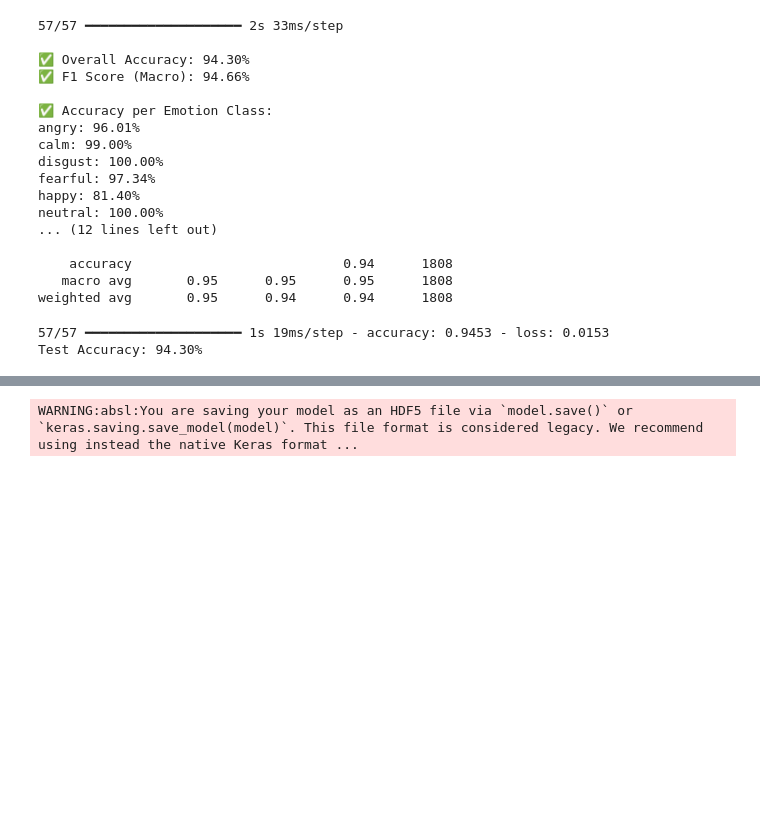
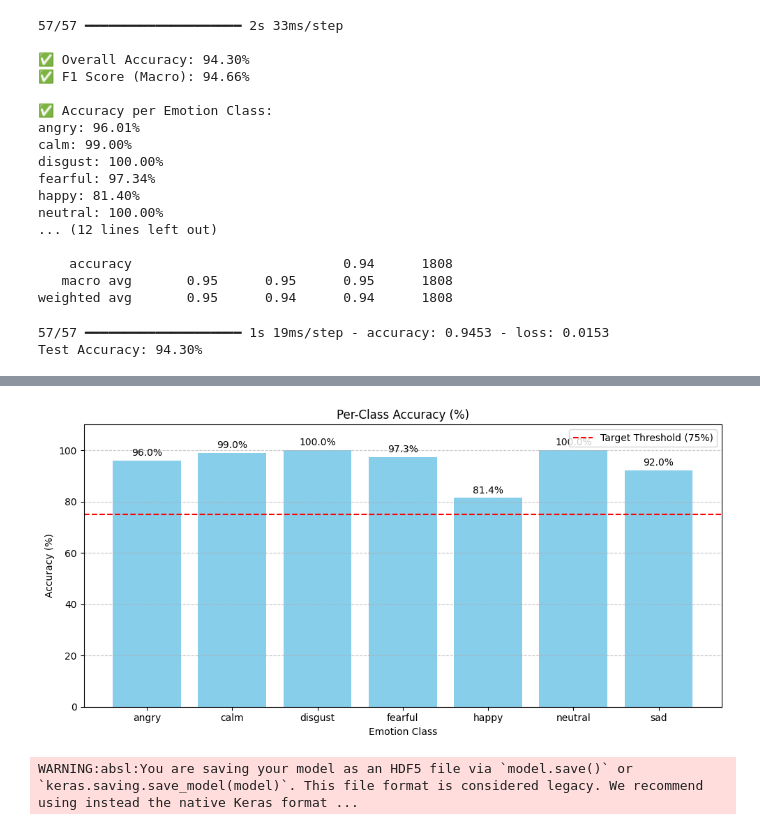
Before and after one commit to sharmaVishal117/Emotion_classification_on_speechdata, a Jupyter notebook: emotion_classification.ipynb, the cells around one changed output, grey strips where cells are left out. Drawn from its saved outputs; the diff is of its cells as text; code cells hidden in the pictures; blank space fills up the shorter version.

```diff
--- a/emotion_classification.ipynb
+++ b/emotion_classification.ipynb
@@ -318,3 +332,25 @@ Test Accuracy: 94.30%
+# %%
+# Bar chart for per-class accuracy
+plt.figure(figsize=(10, 5))
+bars = plt.bar(le.classes_, acc_per_class * 100, color='skyblue')
+plt.axhline(y=75, color='r', linestyle='--', label='Target Threshold (75%)')
+
+# Annotate bars
+for bar in bars:
+    height = bar.get_height()
+    plt.annotate(f'{height:.1f}%', xy=(bar.get_x() + bar.get_width() / 2, height),
+                 xytext=(0, 5), textcoords='offset points', ha='center', fontsize=10)
+
+plt.title("Per-Class Accuracy (%)")
+plt.ylabel("Accuracy (%)")
+plt.xlabel("Emotion Class")
+plt.ylim(0, 110)
+plt.legend()
+plt.grid(axis='y', linestyle='--', alpha=0.7)
+plt.tight_layout()
+plt.show()
+# %% [output]
+[figure, added]
 # %%
 # Save Model and Scaler
 
```
Also changed, not shown: parts of 2 cells of this notebook.
